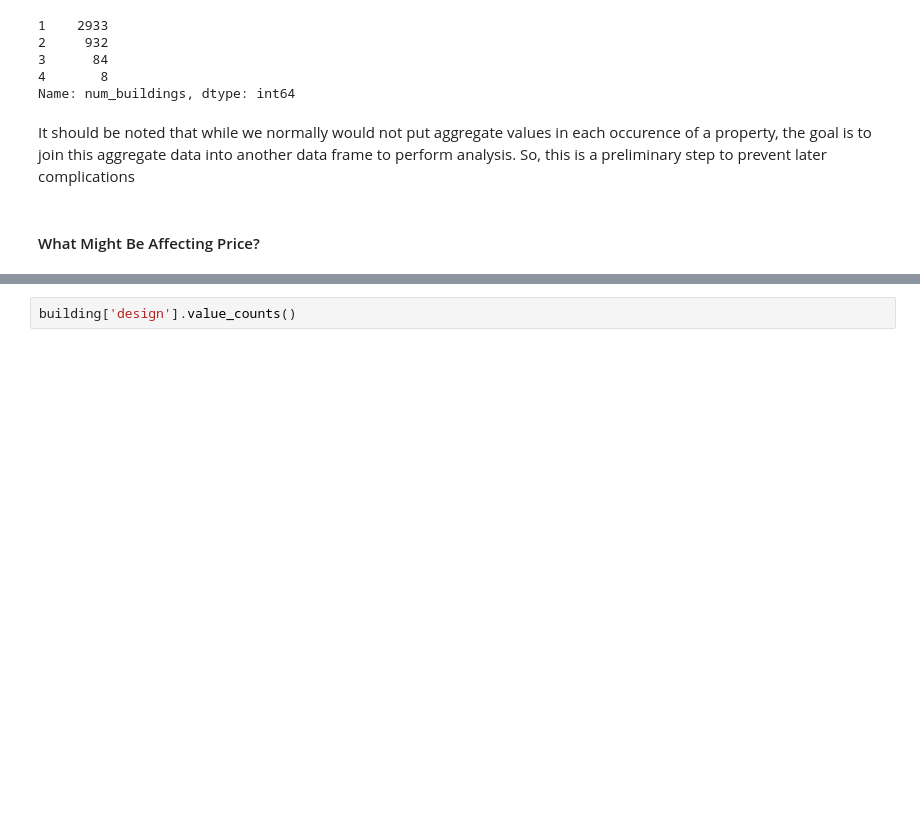
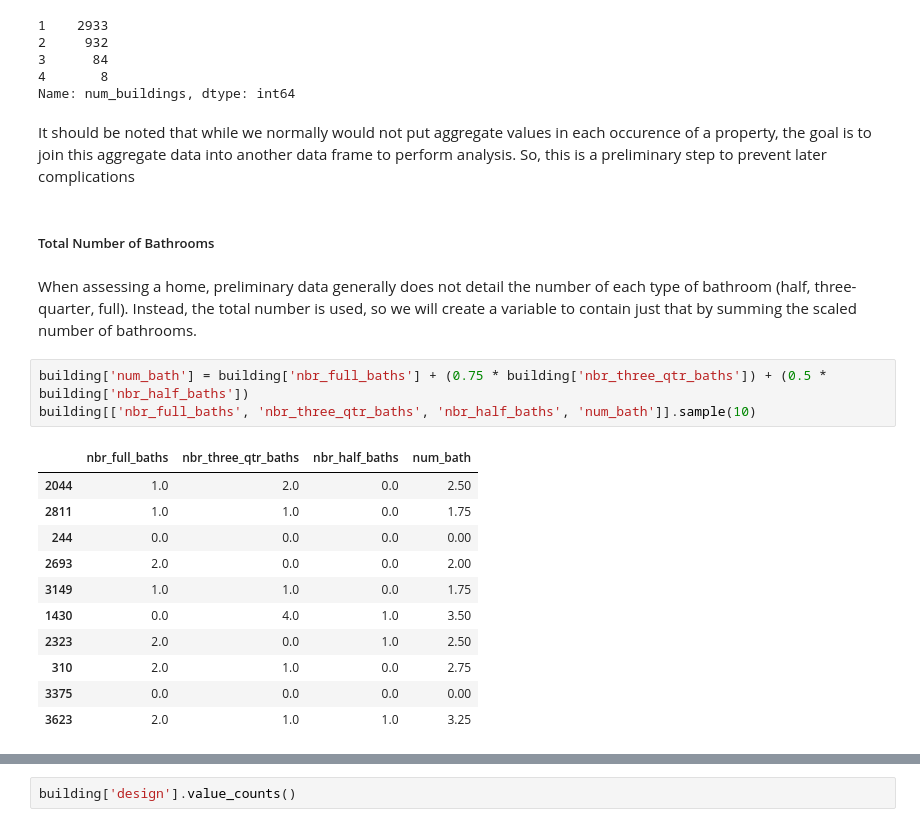
Before and after one commit to JakeMachulcz/Boulder-CO-Market-Value-EDA---KNN-Predictor, a Jupyter notebook: final_project.ipynb, the cells around one changed output, grey strips where cells are left out. Cells and saved outputs as stored; diff of their text form; blank space fills up the shorter version.

```diff
--- a/final_project.ipynb
+++ b/final_project.ipynb
@@ -589,5 +585,22 @@ building['num_buildings'].value_counts()
 Name: num_buildings, dtype: int64
 # %% [markdown]
 It should be noted that while we normally would not put aggregate values in each occurence of a property, the goal is to join this aggregate data into another data frame to perform analysis.  So, this is a preliminary step to prevent later complications
-# %% [markdown]
-#### What Might Be Affecting Price?
+# %% [markdown]
+##### Total Number of Bathrooms
+# %% [markdown]
+When assessing a home, preliminary data generally does not detail the number of each type of bathroom (half, three-quarter, full).  Instead, the total number is used, so we will create a variable to contain just that by summing the scaled number of bathrooms.
+# %%
+building['num_bath'] = building['nbr_full_baths'] + (0.75 * building['nbr_three_qtr_baths']) + (0.5 * building['nbr_half_baths'])
+building[['nbr_full_baths', 'nbr_three_qtr_baths', 'nbr_half_baths', 'num_bath']].sample(10)
+# %% [output]
+|  | nbr_full_baths | nbr_three_qtr_baths | nbr_half_baths | num_bath |
+| 2044 | 1.0 | 2.0 | 0.0 | 2.50 |
+| 2811 | 1.0 | 1.0 | 0.0 | 1.75 |
+| 244 | 0.0 | 0.0 | 0.0 | 0.00 |
+| 2693 | 2.0 | 0.0 | 0.0 | 2.00 |
+| 3149 | 1.0 | 1.0 | 0.0 | 1.75 |
+| 1430 | 0.0 | 4.0 | 1.0 | 3.50 |
+| 2323 | 2.0 | 0.0 | 1.0 | 2.50 |
+| 310 | 2.0 | 1.0 | 0.0 | 2.75 |
+| 3375 | 0.0 | 0.0 | 0.0 | 0.00 |
+| 3623 | 2.0 | 1.0 | 1.0 | 3.25 |
```
Also changed, not shown: parts of 20 cells of this notebook.
